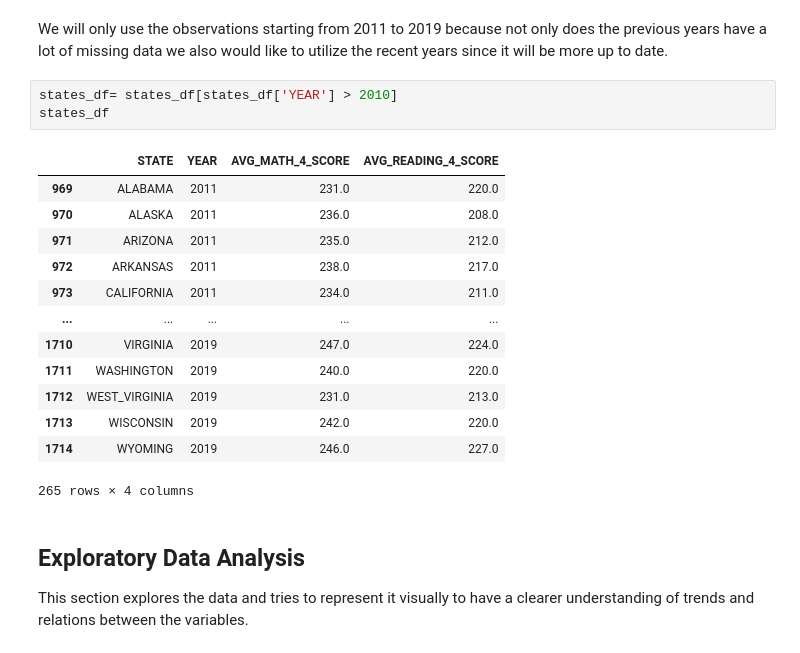
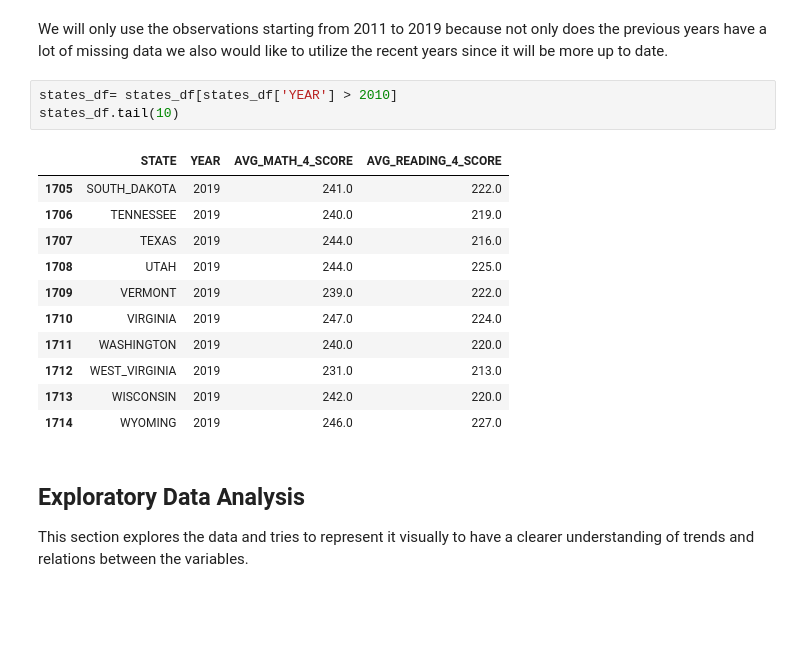
Before and after one commit to trickdevsinschool/CSMODEL_PROJECT_1, a Jupyter notebook: states_csmodel.ipynb, the cells around one changed output. Cells and saved outputs as stored; diff of their text form; blank space fills up the shorter version.

```diff
--- a/states_csmodel.ipynb
+++ b/states_csmodel.ipynb
@@ -127,21 +127,19 @@ states_df.head(105)
 We will only use the observations starting from 2011 to 2019 because not only does the previous years have a lot of missing data we also would like to utilize the recent years since it will be more up to date.
 # %%
 states_df= states_df[states_df['YEAR'] > 2010]
-states_df
+states_df.tail(10)
 # %% [output]
 |  | STATE | YEAR | AVG_MATH_4_SCORE | AVG_READING_4_SCORE |
-| 969 | ALABAMA | 2011 | 231.0 | 220.0 |
-| 970 | ALASKA | 2011 | 236.0 | 208.0 |
-| 971 | ARIZONA | 2011 | 235.0 | 212.0 |
-| 972 | ARKANSAS | 2011 | 238.0 | 217.0 |
-| 973 | CALIFORNIA | 2011 | 234.0 | 211.0 |
-| ... | ... | ... | ... | ... |
+| 1705 | SOUTH_DAKOTA | 2019 | 241.0 | 222.0 |
+| 1706 | TENNESSEE | 2019 | 240.0 | 219.0 |
+| 1707 | TEXAS | 2019 | 244.0 | 216.0 |
+| 1708 | UTAH | 2019 | 244.0 | 225.0 |
+| 1709 | VERMONT | 2019 | 239.0 | 222.0 |
 | 1710 | VIRGINIA | 2019 | 247.0 | 224.0 |
 | 1711 | WASHINGTON | 2019 | 240.0 | 220.0 |
 | 1712 | WEST_VIRGINIA | 2019 | 231.0 | 213.0 |
 | 1713 | WISCONSIN | 2019 | 242.0 | 220.0 |
 | 1714 | WYOMING | 2019 | 246.0 | 227.0 |
-265 rows × 4 columns
 # %% [markdown]
 ## Exploratory Data Analysis
 
```
Also changed, not shown: parts of 10 cells of this notebook.
